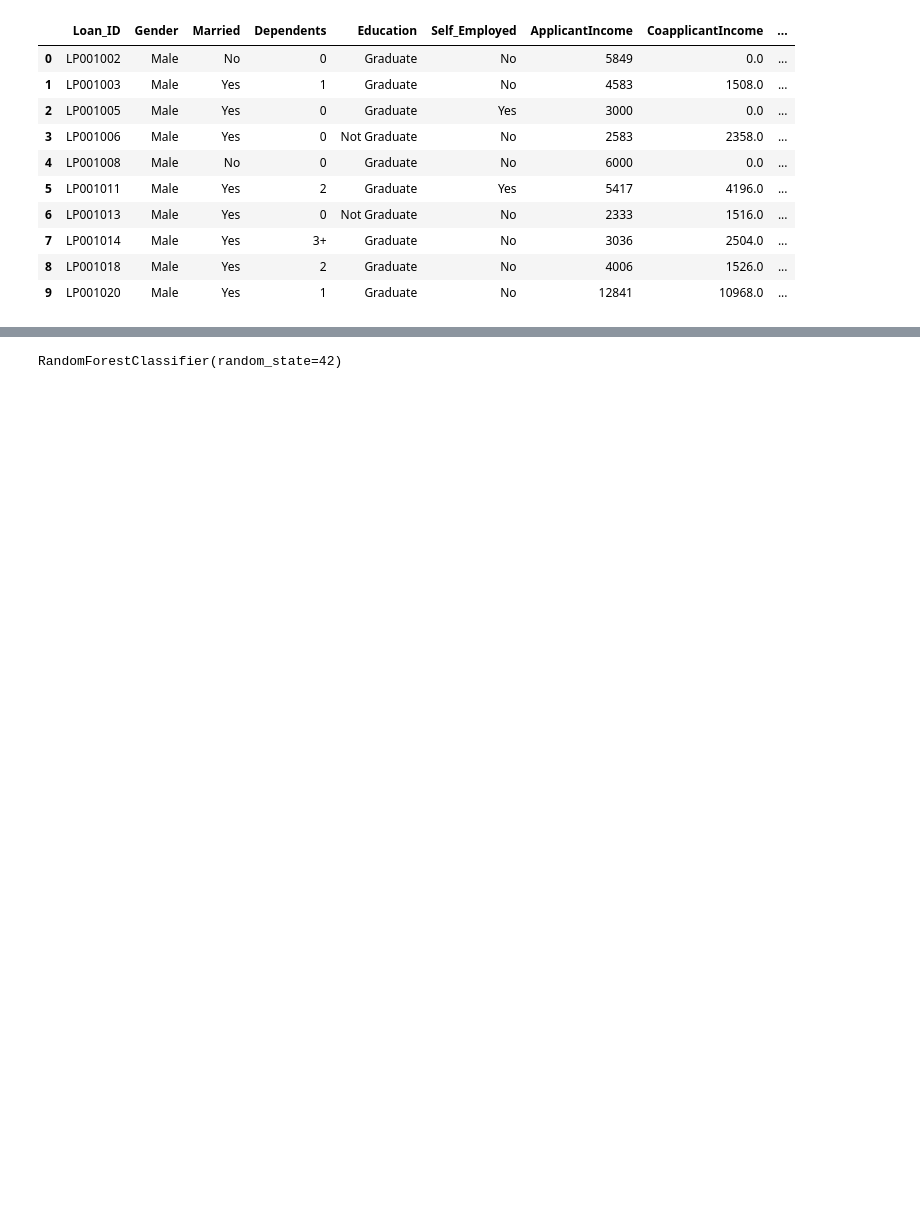
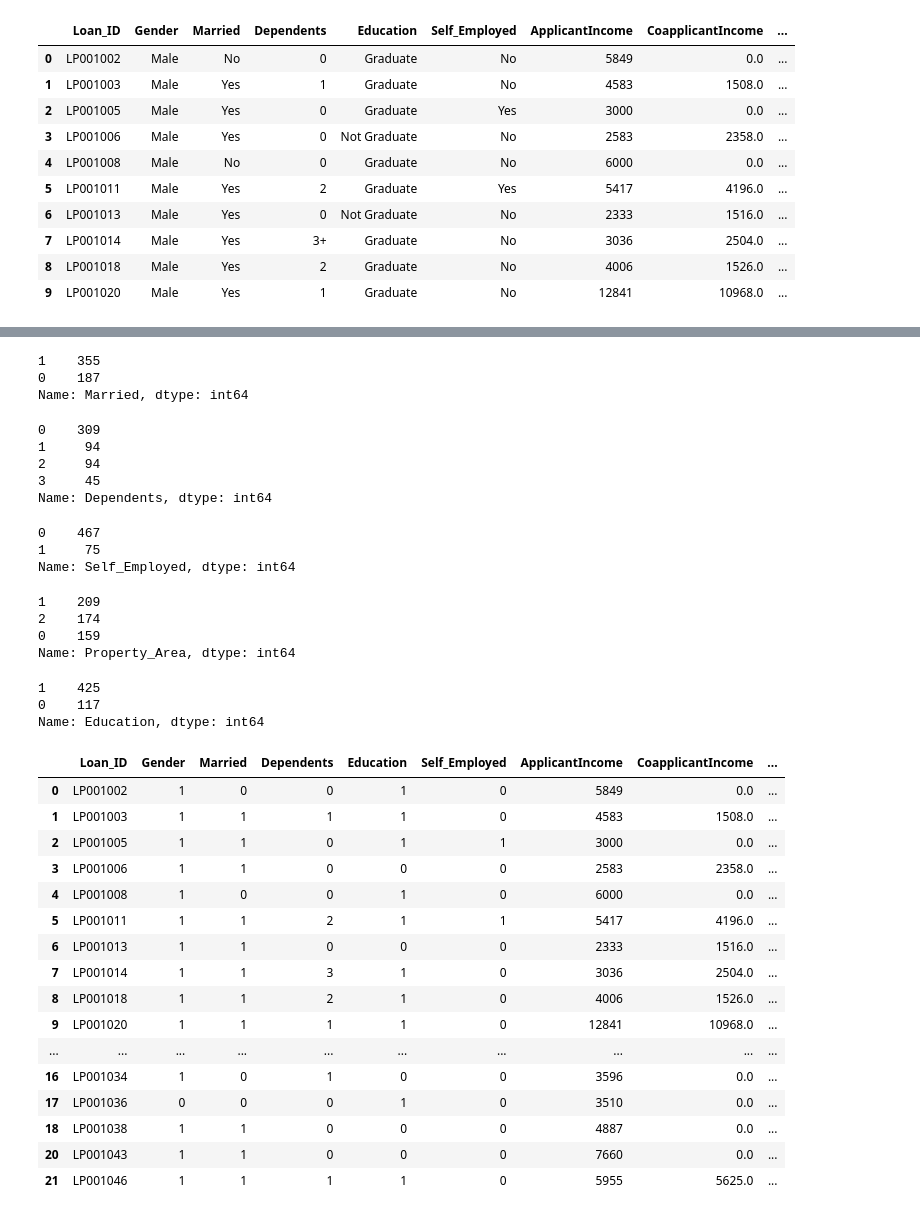
Before and after one commit to Jainam2512/Loan-Prediction-Model, a Jupyter notebook: Loan Prediction.ipynb, the cells around one changed output, grey strips where cells are left out. Saved outputs shown, nothing was run; the diff lists cells and outputs as text; code cells hidden in the pictures; blank space fills up the shorter version.

```diff
--- a/Loan Prediction.ipynb
+++ b/Loan Prediction.ipynb
@@ -29,0 +143,58 @@ X,y=make_classification(n_samples=1000,n_features=20,n_informative=15,n_redundan
+# %%
+df.Married=df.Married.map({'Yes':1,'No':0})
+df['Married'].value_counts()
+# %% [output]
+1    355
+0    187
+Name: Married, dtype: int64
+# %%
+df.Dependents=df.Dependents.map({'0':0,'1':1,'2':2,'3+':3})
+df['Dependents'].value_counts()
+# %% [output]
+0    309
+1     94
+2     94
+3     45
+Name: Dependents, dtype: int64
+# %%
+df.Self_Employed=df.Self_Employed.map({'Yes':1,'No':0})
+df['Self_Employed'].value_counts()
+# %% [output]
+0    467
+1     75
+Name: Self_Employed, dtype: int64
+# %%
+df.Property_Area=df.Property_Area.map({'Urban':2,'Rural':0,'Semiurban':1})
+df['Property_Area'].value_counts()
+# %% [output]
+1    209
+2    174
+0    159
+Name: Property_Area, dtype: int64
+# %%
+df.Education=df.Education.map({'Graduate':1,'Not Graduate':0})
+df['Education'].value_counts()
+# %% [output]
+1    425
+0    117
+Name: Education, dtype: int64
+# %%
+df.head(20)
+# %% [output]
+|  | Loan_ID | Gender | Married | Dependents | Education | Self_Employed | ApplicantIncome | CoapplicantIncome | ... |
+| 0 | LP001002 | 1 | 0 | 0 | 1 | 0 | 5849 | 0.0 | ... |
+| 1 | LP001003 | 1 | 1 | 1 | 1 | 0 | 4583 | 1508.0 | ... |
+| 2 | LP001005 | 1 | 1 | 0 | 1 | 1 | 3000 | 0.0 | ... |
+| 3 | LP001006 | 1 | 1 | 0 | 0 | 0 | 2583 | 2358.0 | ... |
+| 4 | LP001008 | 1 | 0 | 0 | 1 | 0 | 6000 | 0.0 | ... |
+| 5 | LP001011 | 1 | 1 | 2 | 1 | 1 | 5417 | 4196.0 | ... |
+| 6 | LP001013 | 1 | 1 | 0 | 0 | 0 | 2333 | 1516.0 | ... |
+| 7 | LP001014 | 1 | 1 | 3 | 1 | 0 | 3036 | 2504.0 | ... |
+| 8 | LP001018 | 1 | 1 | 2 | 1 | 0 | 4006 | 1526.0 | ... |
+| 9 | LP001020 | 1 | 1 | 1 | 1 | 0 | 12841 | 10968.0 | ... |
+| ... | ... | ... | ... | ... | ... | ... | ... | ... | ... |
+| 16 | LP001034 | 1 | 0 | 1 | 0 | 0 | 3596 | 0.0 | ... |
+| 17 | LP001036 | 0 | 0 | 0 | 1 | 0 | 3510 | 0.0 | ... |
+| 18 | LP001038 | 1 | 1 | 0 | 0 | 0 | 4887 | 0.0 | ... |
+| 20 | LP001043 | 1 | 1 | 0 | 0 | 0 | 7660 | 0.0 | ... |
+| 21 | LP001046 | 1 | 1 | 1 | 1 | 0 | 5955 | 5625.0 | ... |
@@ -34,4 +205,0 @@ clf=RandomForestClassifier(n_estimators=100,random_state=42)
-# %%
-clf.fit(X_train,y_train)
-# %% [output]
-RandomForestClassifier(random_state=42)
```
Also changed, not shown: parts of 21 cells of this notebook.
